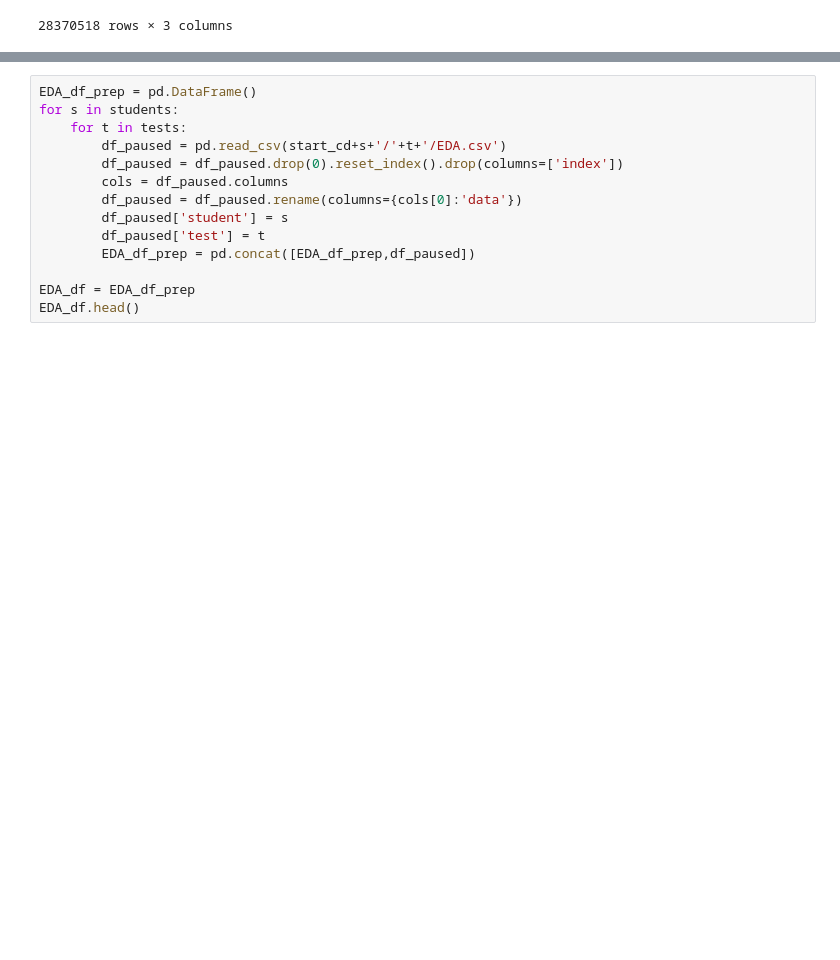
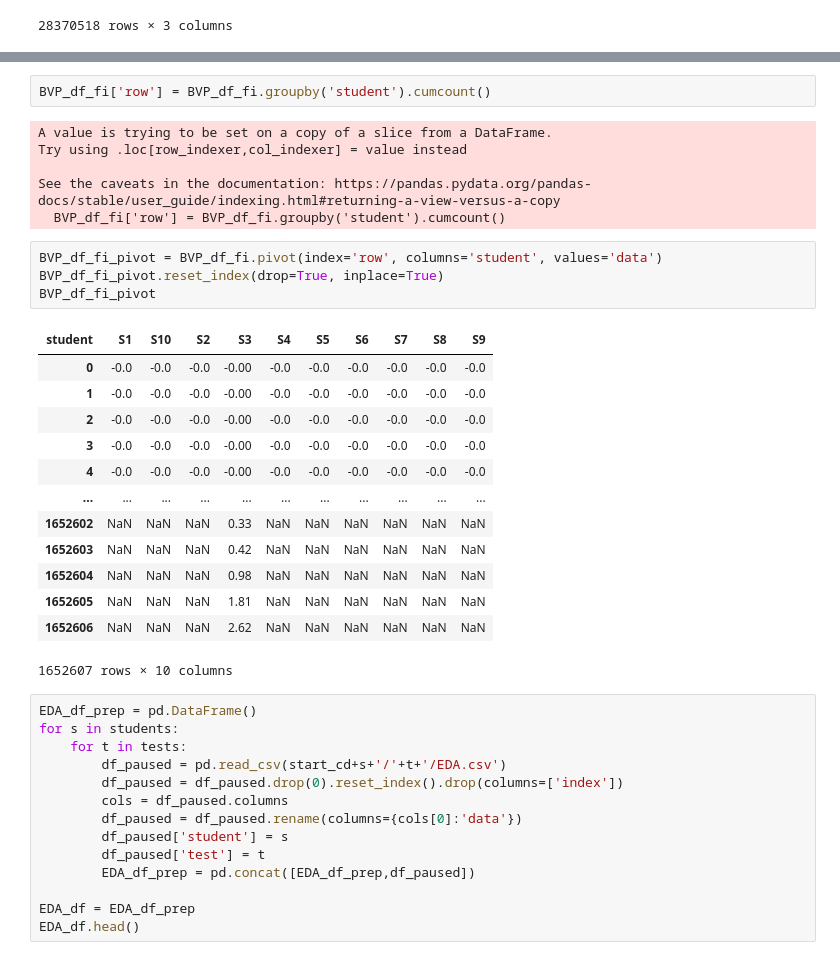
Before and after one commit to jyepez26/final-project-106, a Jupyter notebook: make_df.ipynb, the cells around one changed output, grey strips where cells are left out. Saved outputs shown, nothing was run; the diff lists cells and outputs as text; blank space fills up the shorter version.

```diff
--- a/make_df.ipynb
+++ b/make_df.ipynb
@@ -58,3 +110,29 @@ BVP_df
+# %%
+BVP_df_fi['row'] = BVP_df_fi.groupby('student').cumcount()
+# %% [output]
+A value is trying to be set on a copy of a slice from a DataFrame.
+Try using .loc[row_indexer,col_indexer] = value instead
+
+See the caveats in the documentation: https://pandas.pydata.org/pandas-docs/stable/user_guide/indexing.html#returning-a-view-versus-a-copy
+  BVP_df_fi['row'] = BVP_df_fi.groupby('student').cumcount()
+# %%
+BVP_df_fi_pivot = BVP_df_fi.pivot(index='row', columns='student', values='data')
+BVP_df_fi_pivot.reset_index(drop=True, inplace=True)
+BVP_df_fi_pivot
+# %% [output]
+| student | S1 | S10 | S2 | S3 | S4 | S5 | S6 | S7 | S8 | S9 |
+| 0 | -0.0 | -0.0 | -0.0 | -0.00 | -0.0 | -0.0 | -0.0 | -0.0 | -0.0 | -0.0 |
+| 1 | -0.0 | -0.0 | -0.0 | -0.00 | -0.0 | -0.0 | -0.0 | -0.0 | -0.0 | -0.0 |
+| 2 | -0.0 | -0.0 | -0.0 | -0.00 | -0.0 | -0.0 | -0.0 | -0.0 | -0.0 | -0.0 |
+| 3 | -0.0 | -0.0 | -0.0 | -0.00 | -0.0 | -0.0 | -0.0 | -0.0 | -0.0 | -0.0 |
+| 4 | -0.0 | -0.0 | -0.0 | -0.00 | -0.0 | -0.0 | -0.0 | -0.0 | -0.0 | -0.0 |
+| ... | ... | ... | ... | ... | ... | ... | ... | ... | ... | ... |
+| 1652602 | NaN | NaN | NaN | 0.33 | NaN | NaN | NaN | NaN | NaN | NaN |
+| 1652603 | NaN | NaN | NaN | 0.42 | NaN | NaN | NaN | NaN | NaN | NaN |
+| 1652604 | NaN | NaN | NaN | 0.98 | NaN | NaN | NaN | NaN | NaN | NaN |
+| 1652605 | NaN | NaN | NaN | 1.81 | NaN | NaN | NaN | NaN | NaN | NaN |
+| 1652606 | NaN | NaN | NaN | 2.62 | NaN | NaN | NaN | NaN | NaN | NaN |
+1652607 rows × 10 columns
 # %%
 EDA_df_prep = pd.DataFrame()
 for s in students:
```
Also changed, not shown: parts of 7 cells of this notebook, 3 other files.
